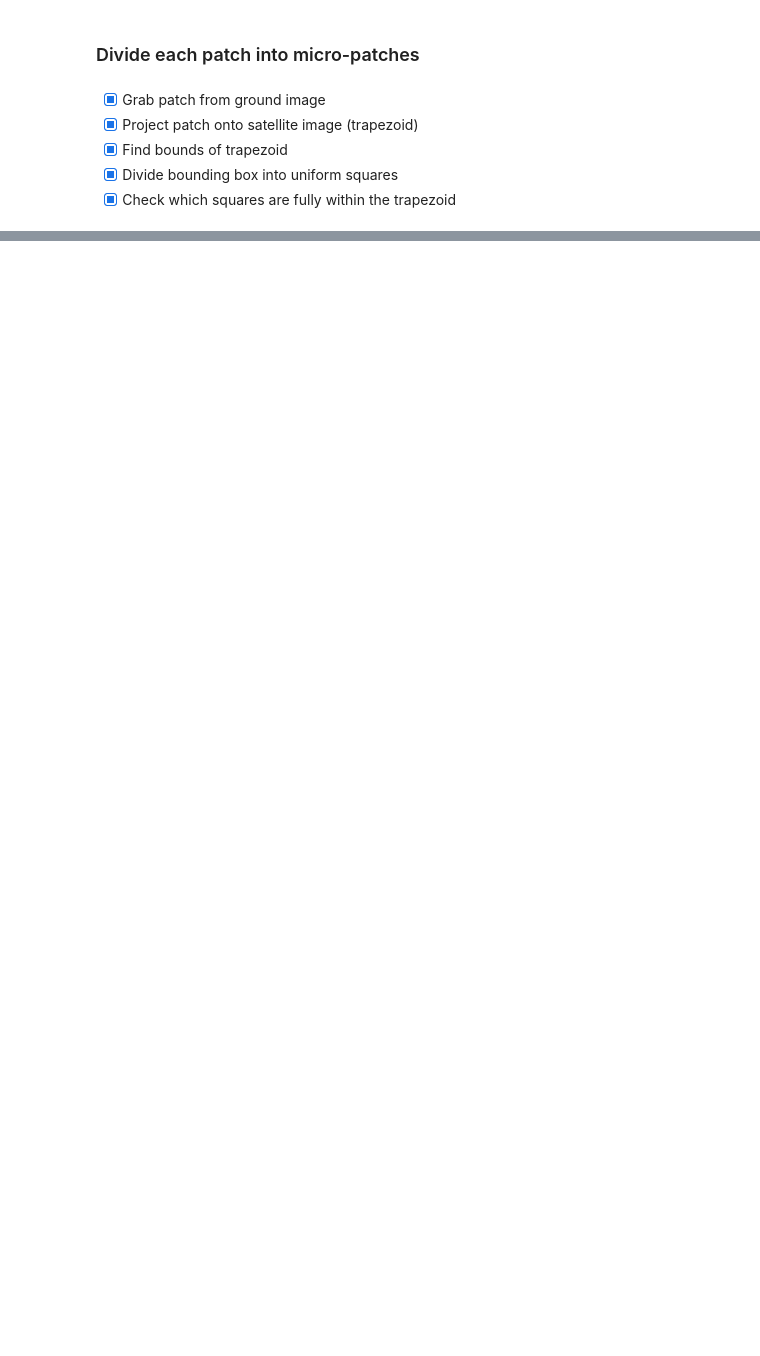
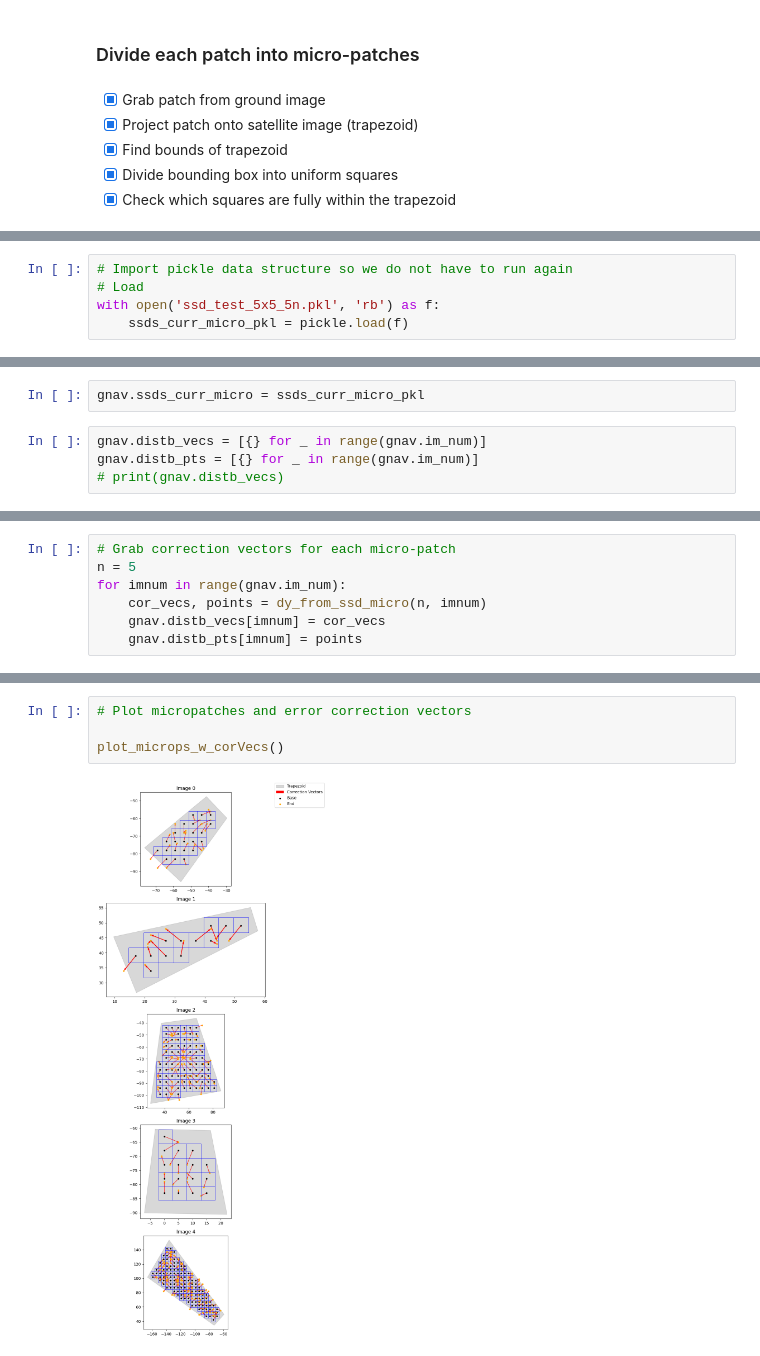
Before and after one commit to dchoate119/ASAR, a Jupyter notebook: s3/Error_Distributions/patch_distb_demo.ipynb, the cells around one changed output, grey strips where cells are left out. Drawn from its saved outputs; the diff is of its cells as text; blank space fills up the shorter version.

```diff
--- a/s3/Error_Distributions/patch_distb_demo.ipynb
+++ b/s3/Error_Distributions/patch_distb_demo.ipynb
@@ -366,0 +486,5 @@ Process:
+# %%
+# Import pickle data structure so we do not have to run again
+# Load
+with open('ssd_test_5x5_5n.pkl', 'rb') as f:
+    ssds_curr_micro_pkl = pickle.load(f)
@@ -366,0 +493,6 @@ Process:
+# %%
+gnav.ssds_curr_micro = ssds_curr_micro_pkl
+# %%
+gnav.distb_vecs = [{} for _ in range(gnav.im_num)]
+gnav.distb_pts = [{} for _ in range(gnav.im_num)]
+# print(gnav.distb_vecs)
@@ -366,0 +554,7 @@ Process:
+# %%
+# Grab correction vectors for each micro-patch
+n = 5
+for imnum in range(gnav.im_num):
+    cor_vecs, points = dy_from_ssd_micro(n, imnum)
+    gnav.distb_vecs[imnum] = cor_vecs
+    gnav.distb_pts[imnum] = points
@@ -366,0 +641,6 @@ Process:
+# %%
+# Plot micropatches and error correction vectors
+
+plot_microps_w_corVecs()
+# %% [output]
+[figure, added]
```
Also changed, not shown: parts of 16 cells of this notebook, 3 other files.
